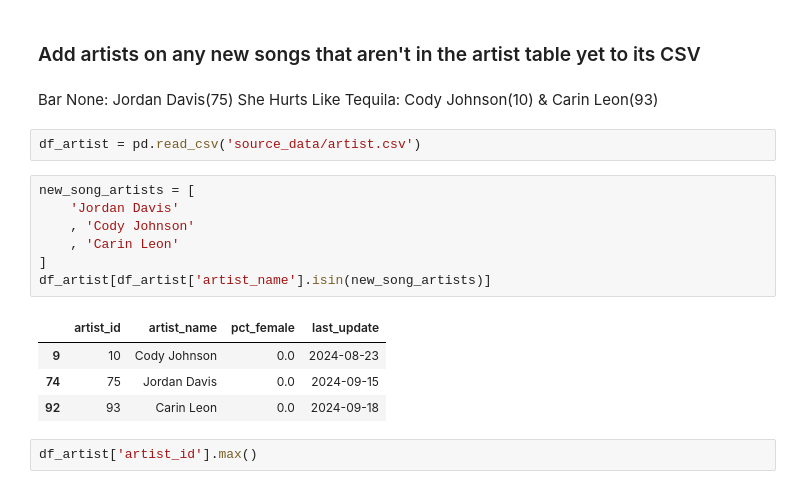
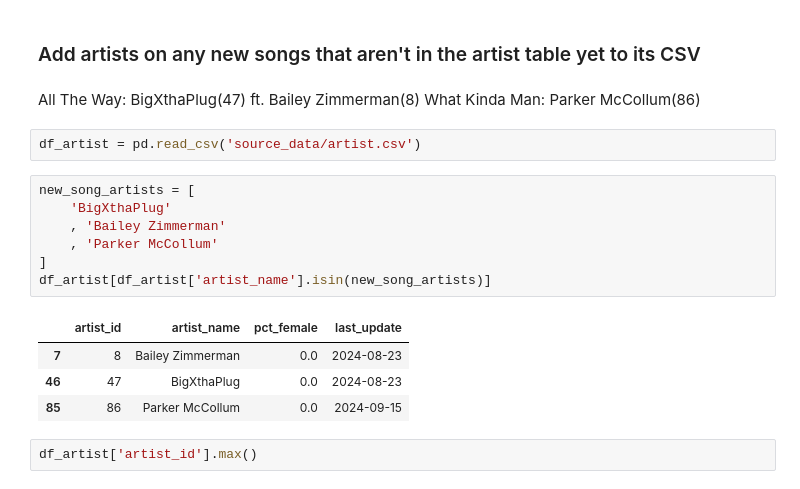
Before and after one commit to jwmanahan/billboard, a Jupyter notebook: add_new_week.ipynb, the cells around one changed output. Drawn from its saved outputs; the diff is of its cells as text.

```diff
--- a/add_new_week.ipynb
+++ b/add_new_week.ipynb
@@ -145,22 +145,22 @@ print(list(new_song_to_rank.keys()))
 # %% [markdown]
 ### Add artists on any new songs that aren't in the artist table yet to its CSV
 # %% [markdown]
-Bar None: Jordan Davis(75)
-She Hurts Like Tequila: Cody Johnson(10) & Carin Leon(93)
+All The Way: BigXthaPlug(47) ft. Bailey Zimmerman(8)
+What Kinda Man: Parker McCollum(86)
 # %%
 df_artist = pd.read_csv('source_data/artist.csv')
 # %%
 new_song_artists = [
-    'Jordan Davis'
-    , 'Cody Johnson'
-    , 'Carin Leon'
+    'BigXthaPlug'
+    , 'Bailey Zimmerman'
+    , 'Parker McCollum'
 ]
 df_artist[df_artist['artist_name'].isin(new_song_artists)]
 # %% [output]
 |  | artist_id | artist_name | pct_female | last_update |
-| 9 | 10 | Cody Johnson | 0.0 | 2024-08-23 |
-| 74 | 75 | Jordan Davis | 0.0 | 2024-09-15 |
-| 92 | 93 | Carin Leon | 0.0 | 2024-09-18 |
+| 7 | 8 | Bailey Zimmerman | 0.0 | 2024-08-23 |
+| 46 | 47 | BigXthaPlug | 0.0 | 2024-08-23 |
+| 85 | 86 | Parker McCollum | 0.0 | 2024-09-15 |
 # %%
 df_artist['artist_id'].max()
 # %% [output]
```
Also changed, not shown: parts of 23 cells of this notebook, 4 other files.
